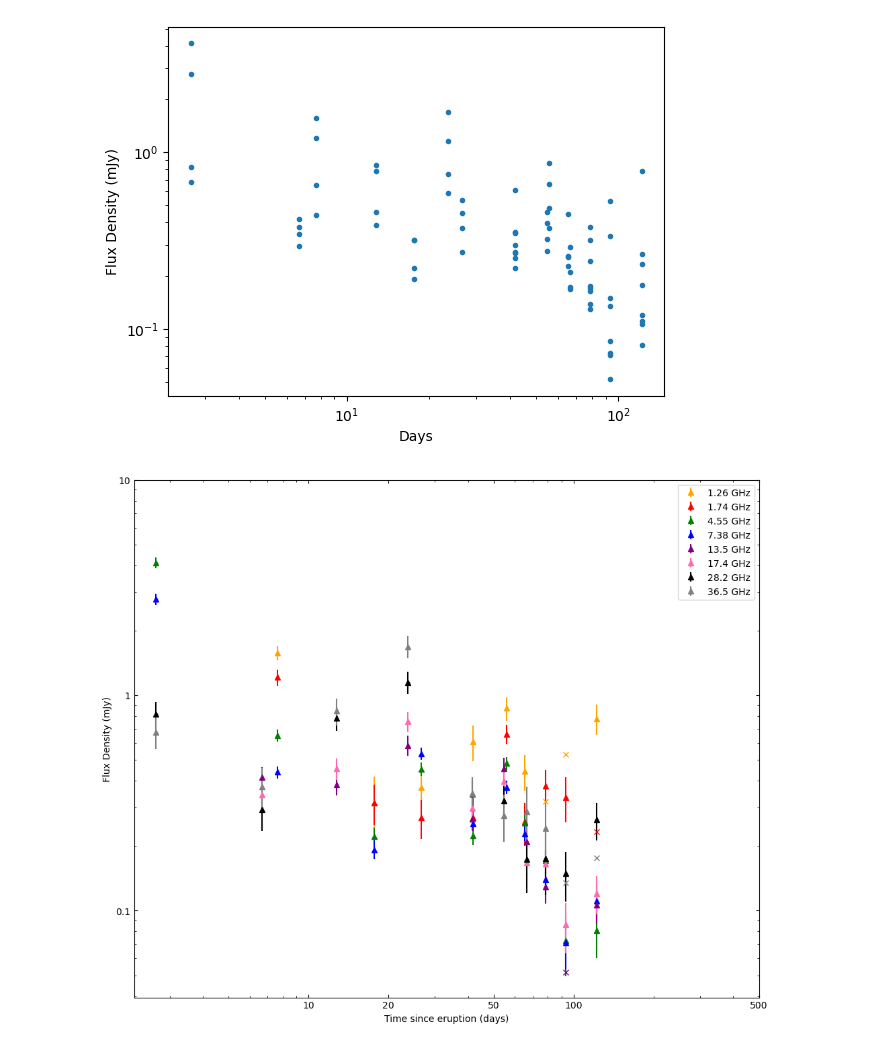
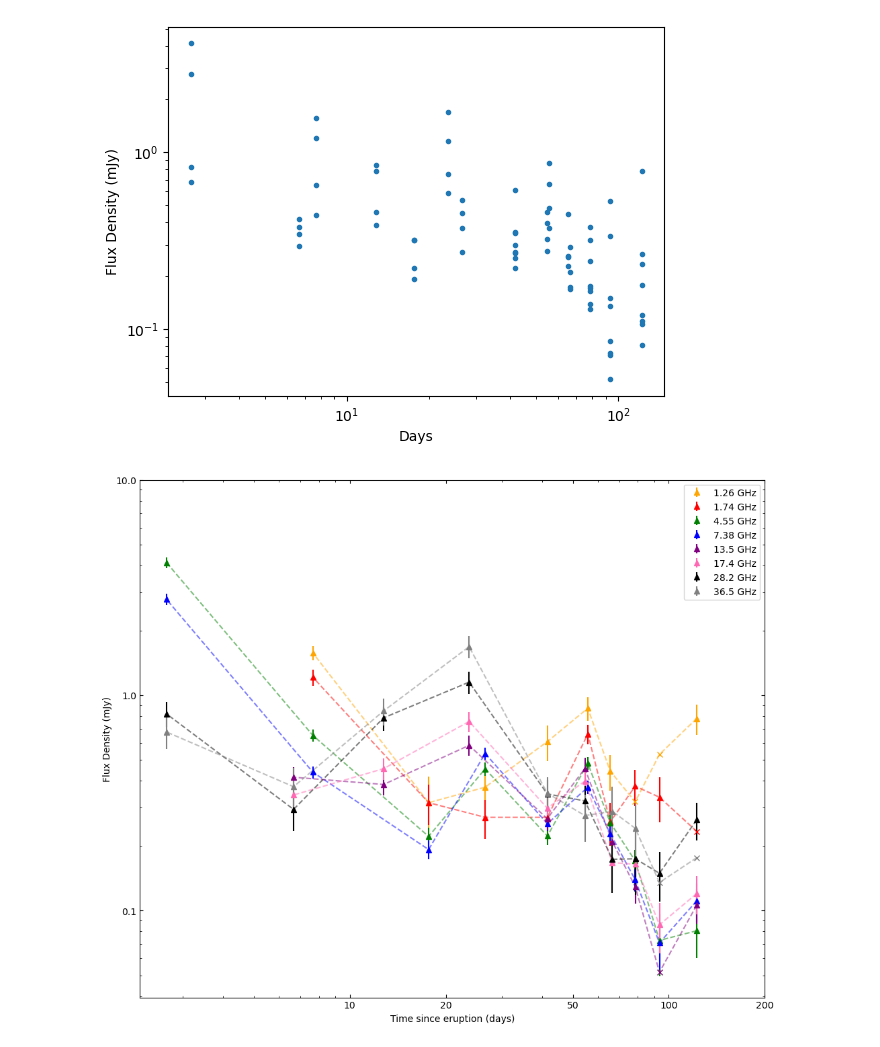
Before and after one commit to Wilhelm005/Research-Code, a Jupyter notebook: V1535Sco_work.ipynb, the cells around one changed output. Cells and saved outputs as stored; diff of their text form; code cells hidden in the pictures.

```diff
--- a/V1535Sco_work.ipynb
+++ b/V1535Sco_work.ipynb
@@ -296,7 +296,7 @@ def plot(days, fluxes, errors, color, label_name):
 
             ax.errorbar(day, flux, fmt=fmt, color=color, label=label)
 
-        else:
+        if flux > 3*err :
             fmt = '^'  # triangle for detection
             label = label_name if label_name not in used_labels else None
 
@@ -304,33 +304,41 @@ def plot(days, fluxes, errors, color, label_name):
 
         if label:
             used_labels.add(label)
 
 # Plot each band
 plot(days1_26, flux1_26, flux_err1_26, 'orange', '1.26 GHz')
+ax.plot(days1_26, flux1_26, color='orange', linestyle = '--', alpha=.50)
 plot(days1_74, flux1_74, flux_err1_74, 'red', '1.74 GHz')
+ax.plot(days1_74, flux1_74, color='red', linestyle = '--', alpha=.50)
 
 plot(days4_55, flux4_55, flux_err4_55, 'green', '4.55 GHz')
+ax.plot(days4_55, flux4_55, color='green', linestyle = '--', alpha=.50)
 plot(days7_38, flux7_38, flux_err7_38, 'blue', '7.38 GHz')
+ax.plot(days7_38, flux7_38, color='blue', linestyle = '--', alpha=.50)
 
 plot(days13_5, flux13_5, flux_err13_5, 'purple', '13.5 GHz')
+ax.plot(days13_5, flux13_5, color='purple', linestyle = '--', alpha=.50)
 plot(days17_4, flux17_4, flux_err17_4, 'hotpink', '17.4 GHz')
+ax.plot(days17_4, flux17_4, color='hotpink', linestyle = '--', alpha=.50)
 
 plot(days28_2, flux28_2, flux_err28_2, 'black', '28.2 GHz')
+ax.plot(days28_2, flux28_2, color='black', linestyle = '--', alpha=.50)
 plot(days36_5, flux36_5, flux_err36_5, 'grey', '36.5 GHz')
+ax.plot(days36_5, flux36_5, color='grey', linestyle = '--', alpha=.50)
 
 
 # Final plot formatting
 ax.set_xscale('log')
-ax.set_xticks([10,20,50,100,500], labels = ['10','20','50','100','500'])
+ax.set_xticks([10,20,50,100,200], labels = ['10','20','50','100','200'])
 ax.set_yscale('log')
-ax.set_yticks([.1,1,10], labels = ['0.1','1','10'])
+ax.set_yticks([.1,1,10], labels = ['0.1','1.0','10.0'])
 ax.set_xlabel("Time since eruption (days)")
 ax.set_ylabel("Flux Density (mJy)")
 
 ax.tick_params(axis='both', which='both', direction='in', top=True, right=True)
 
 ax.set_title("")
 plt.legend()
 plt.show()
 # %% [output]
-[figure, old version]
+[figure, new version]
```
Also changed, not shown: 4 other files.
